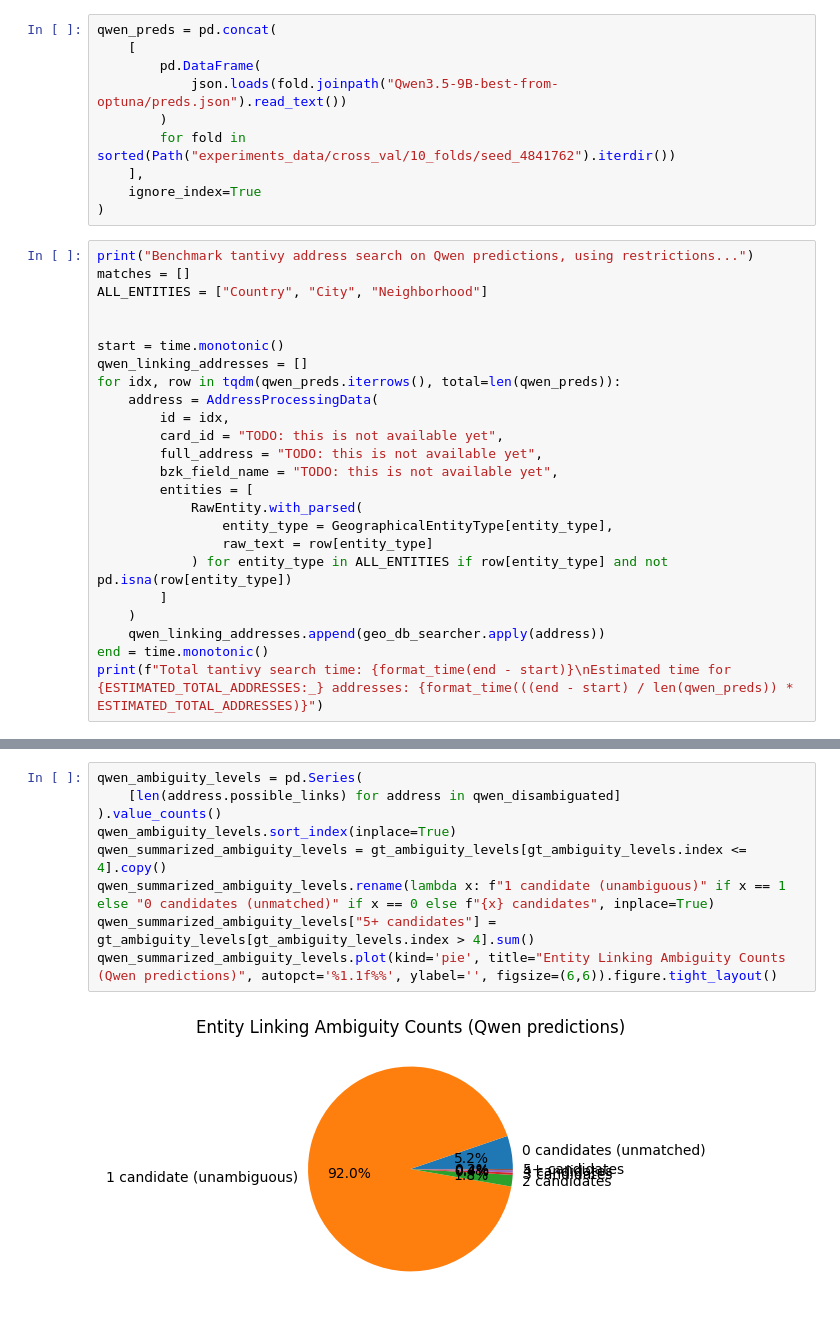
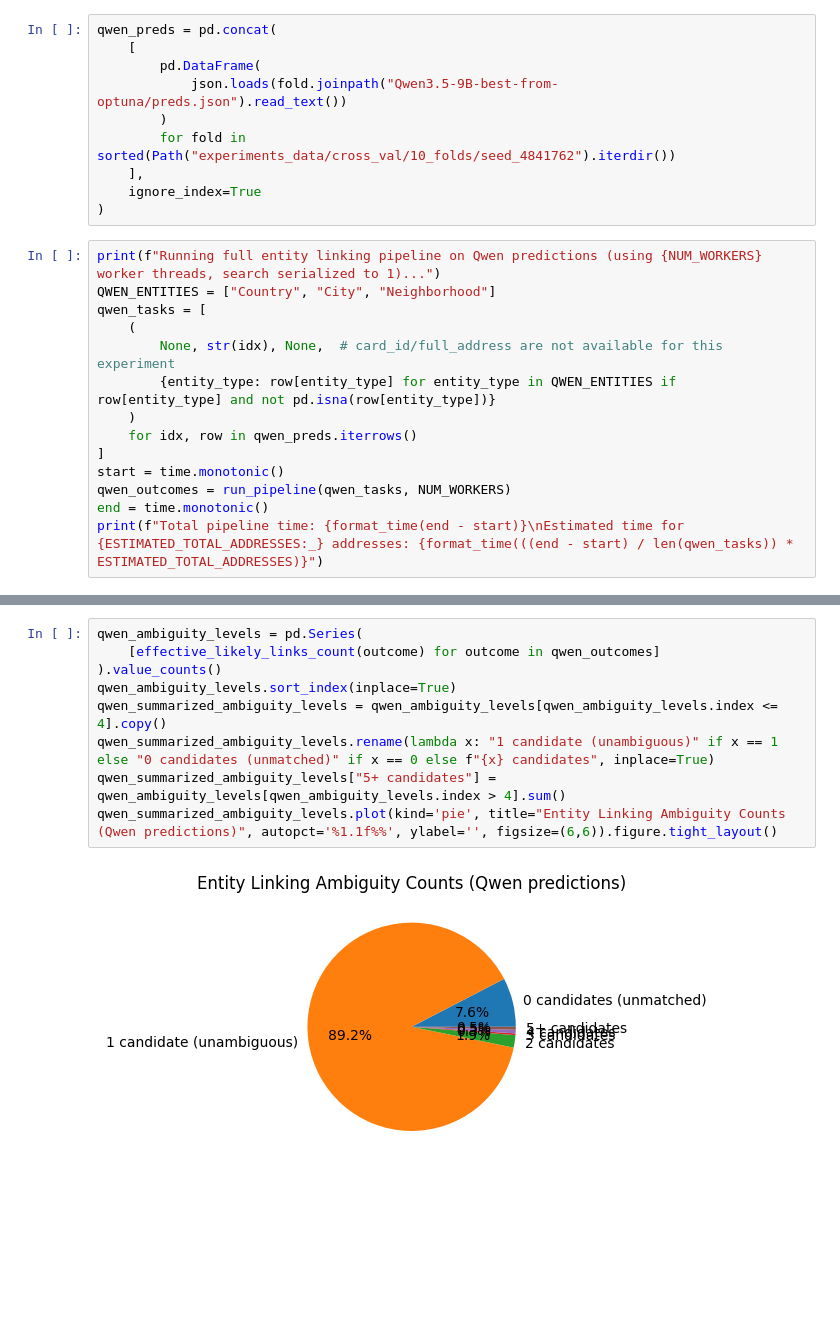
Before and after one commit to ISE-FIZKarlsruhe/bzk-address-parsing, a Jupyter notebook: entity_linking.ipynb, the cells around one changed output, grey strips where cells are left out. Saved outputs shown, nothing was run; the diff lists cells and outputs as text; blank space fills up the shorter version.

```diff
--- a/entity_linking.ipynb
+++ b/entity_linking.ipynb
@@ -473,27 +543,17 @@ qwen_preds = pd.concat(
     ignore_index=True
 )
 # %%
-print("Benchmark tantivy address search on Qwen predictions, using restrictions...")
-matches = []
-ALL_ENTITIES = ["Country", "City", "Neighborhood"]
-
-
+print(f"Running full entity linking pipeline on Qwen predictions (using {NUM_WORKERS} worker threads, search serialized to 1)...")
+QWEN_ENTITIES = ["Country", "City", "Neighborhood"]
+qwen_tasks = [
+    (
+        None, str(idx), None,  # card_id/full_address are not available for this experiment
+        {entity_type: row[entity_type] for entity_type in QWEN_ENTITIES if row[entity_type] and not pd.isna(row[entity_type])}
+    )
+    for idx, row in qwen_preds.iterrows()
+]
 start = time.monotonic()
-qwen_linking_addresses = []
-for idx, row in tqdm(qwen_preds.iterrows(), total=len(qwen_preds)):
-    address = AddressProcessingData(
-        id = idx,
-        card_id = "TODO: this is not available yet",
-        full_address = "TODO: this is not available yet",
-        bzk_field_name = "TODO: this is not available yet",
-        entities = [
-            RawEntity.with_parsed(
-                entity_type = GeographicalEntityType[entity_type],
-                raw_text = row[entity_type]
-            ) for entity_type in ALL_ENTITIES if row[entity_type] and not pd.isna(row[entity_type])
-        ]
-    )
-    qwen_linking_addresses.append(geo_db_searcher.apply(address))
+qwen_outcomes = run_pipeline(qwen_tasks, NUM_WORKERS)
 end = time.monotonic()
-print(f"Total tantivy search time: {format_time(end - start)}\nEstimated time for {ESTIMATED_TOTAL_ADDRESSES:_} addresses: {format_time(((end - start) / len(qwen_preds)) * ESTIMATED_TOTAL_ADDRESSES)}")
+print(f"Total pipeline time: {format_time(end - start)}\nEstimated time for {ESTIMATED_TOTAL_ADDRESSES:_} addresses: {format_time(((end - start) / len(qwen_tasks)) * ESTIMATED_TOTAL_ADDRESSES)}")
 # %% [output]
@@ -517,11 +563,11 @@ Estimated time for 4_228_682 addresses: 4:09:43
 # %%
 qwen_ambiguity_levels = pd.Series(
-    [len(address.possible_links) for address in qwen_disambiguated]
+    [effective_likely_links_count(outcome) for outcome in qwen_outcomes]
 ).value_counts()
 qwen_ambiguity_levels.sort_index(inplace=True)
-qwen_summarized_ambiguity_levels = gt_ambiguity_levels[gt_ambiguity_levels.index <= 4].copy()
-qwen_summarized_ambiguity_levels.rename(lambda x: f"1 candidate (unambiguous)" if x == 1 else "0 candidates (unmatched)" if x == 0 else f"{x} candidates", inplace=True)
-qwen_summarized_ambiguity_levels["5+ candidates"] = gt_ambiguity_levels[gt_ambiguity_levels.index > 4].sum()
+qwen_summarized_ambiguity_levels = qwen_ambiguity_levels[qwen_ambiguity_levels.index <= 4].copy()
+qwen_summarized_ambiguity_levels.rename(lambda x: "1 candidate (unambiguous)" if x == 1 else "0 candidates (unmatched)" if x == 0 else f"{x} candidates", inplace=True)
+qwen_summarized_ambiguity_levels["5+ candidates"] = qwen_ambiguity_levels[qwen_ambiguity_levels.index > 4].sum()
 qwen_summarized_ambiguity_levels.plot(kind='pie', title="Entity Linking Ambiguity Counts (Qwen predictions)", autopct='%1.1f%%', ylabel='', figsize=(6,6)).figure.tight_layout()
 # %% [output]
-[figure, old version]
+[figure, new version]
```
Also changed, not shown: parts of 22 cells of this notebook, 4 other files.
